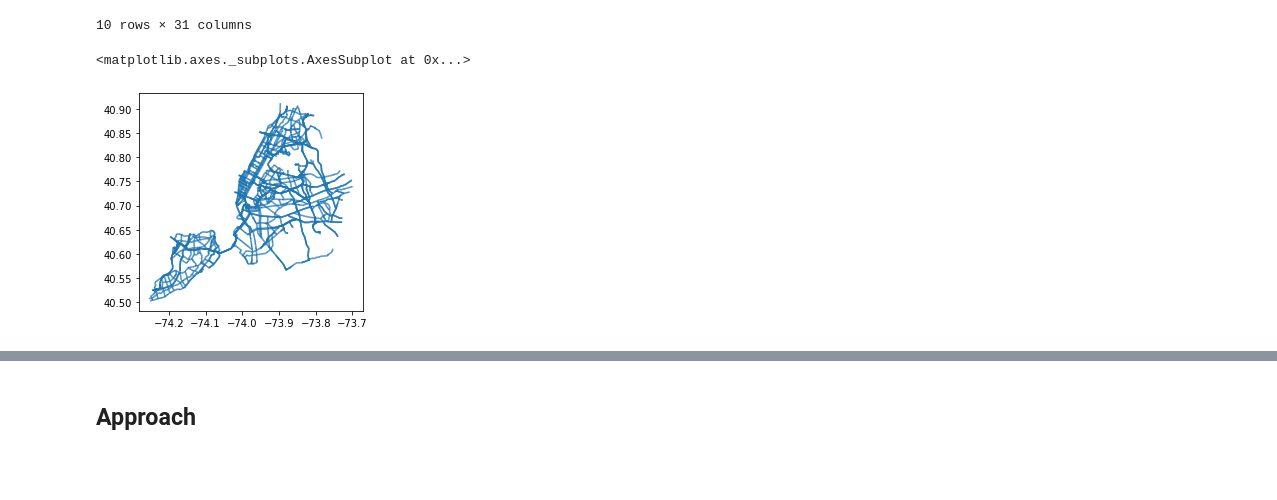
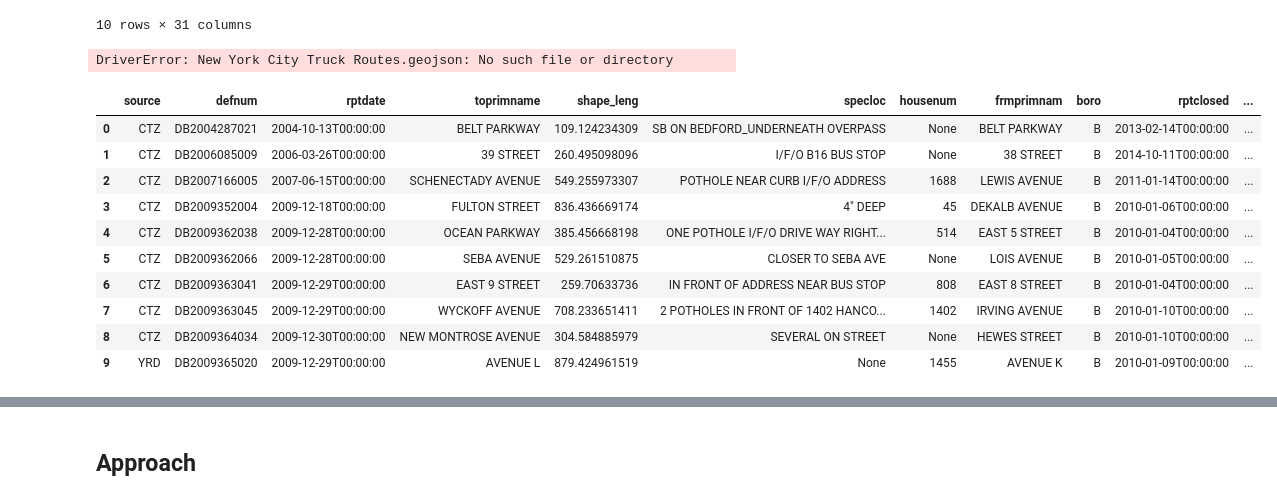
Before and after one commit to AlejandraZS10/capstone_project, a Jupyter notebook: A_Zapata_Capstone Proposal.ipynb, the cells around one changed output, grey strips where cells are left out. Drawn from its saved outputs; the diff is of its cells as text; code cells hidden in the pictures; blank space fills up the shorter version.

```diff
--- a/A_Zapata_Capstone Proposal.ipynb
+++ b/A_Zapata_Capstone Proposal.ipynb
@@ -50,7 +50,6 @@ traffic.head(10)
 truck_routes = gpd.read_file('New York City Truck Routes.geojson')
 truck_routes.head(10)
 
-truck_routes.plot()
+#truck_routes.plot()
 # %% [output]
-<matplotlib.axes._subplots.AxesSubplot at 0x...>
+DriverError: New York City Truck Routes.geojson: No such file or directory
-[figure, removed]
@@ -57,7 +58,19 @@ truck_routes.plot()
 # %%
 import pandas as pd
 import geopandas as gpd
 
 #pot holes volume csv
-traffic=pd.read_csv('https://raw.githubusercontent.com/AlejandraZS10/capstone_project/master/Traffic_Volume_Counts__2014-2019_.csv')
-traffic.head(10)
+closed_streets=gpd.read_file('Street Pothole Work Orders - Closed (Dataset).geojson')
+closed_streets.head(10)
+# %% [output]
+|  | source | defnum | rptdate | toprimname | shape_leng | specloc | housenum | frmprimnam | boro | rptclosed | ... |
+| 0 | CTZ | DB2004287021 | 2004-10-13T00:00:00 | BELT PARKWAY | 109.124234309 | SB ON BEDFORD_UNDERNEATH OVERPASS | None | BELT PARKWAY | B | 2013-02-14T00:00:00 | ... |
+| 1 | CTZ | DB2006085009 | 2006-03-26T00:00:00 | 39 STREET | 260.495098096 | I/F/O B16 BUS STOP | None | 38 STREET | B | 2014-10-11T00:00:00 | ... |
+| 2 | CTZ | DB2007166005 | 2007-06-15T00:00:00 | SCHENECTADY AVENUE | 549.255973307 | POTHOLE NEAR CURB I/F/O ADDRESS | 1688 | LEWIS AVENUE | B | 2011-01-14T00:00:00 | ... |
+| 3 | CTZ | DB2009352004 | 2009-12-18T00:00:00 | FULTON STREET | 836.436669174 | 4" DEEP | 45 | DEKALB AVENUE | B | 2010-01-06T00:00:00 | ... |
+| 4 | CTZ | DB2009362038 | 2009-12-28T00:00:00 | OCEAN PARKWAY | 385.456668198 | ONE POTHOLE I/F/O DRIVE WAY RIGHT... | 514 | EAST 5 STREET | B | 2010-01-04T00:00:00 | ... |
+| 5 | CTZ | DB2009362066 | 2009-12-28T00:00:00 | SEBA AVENUE | 529.261510875 | CLOSER TO SEBA AVE | None | LOIS AVENUE | B | 2010-01-05T00:00:00 | ... |
+| 6 | CTZ | DB2009363041 | 2009-12-29T00:00:00 | EAST 9 STREET | 259.70633736 | IN FRONT OF ADDRESS NEAR BUS STOP | 808 | EAST 8 STREET | B | 2010-01-04T00:00:00 | ... |
+| 7 | CTZ | DB2009363045 | 2009-12-29T00:00:00 | WYCKOFF AVENUE | 708.233651411 | 2 POTHOLES IN FRONT OF 1402 HANCO... | 1402 | IRVING AVENUE | B | 2010-01-10T00:00:00 | ... |
+| 8 | CTZ | DB2009364034 | 2009-12-30T00:00:00 | NEW MONTROSE AVENUE | 304.584885979 | SEVERAL ON STREET | None | HEWES STREET | B | 2010-01-10T00:00:00 | ... |
+| 9 | YRD | DB2009365020 | 2009-12-29T00:00:00 | AVENUE L | 879.424961519 | None | 1455 | AVENUE K | B | 2010-01-09T00:00:00 | ... |
```
Also changed, not shown: parts of 4 cells of this notebook, 6 other files.
